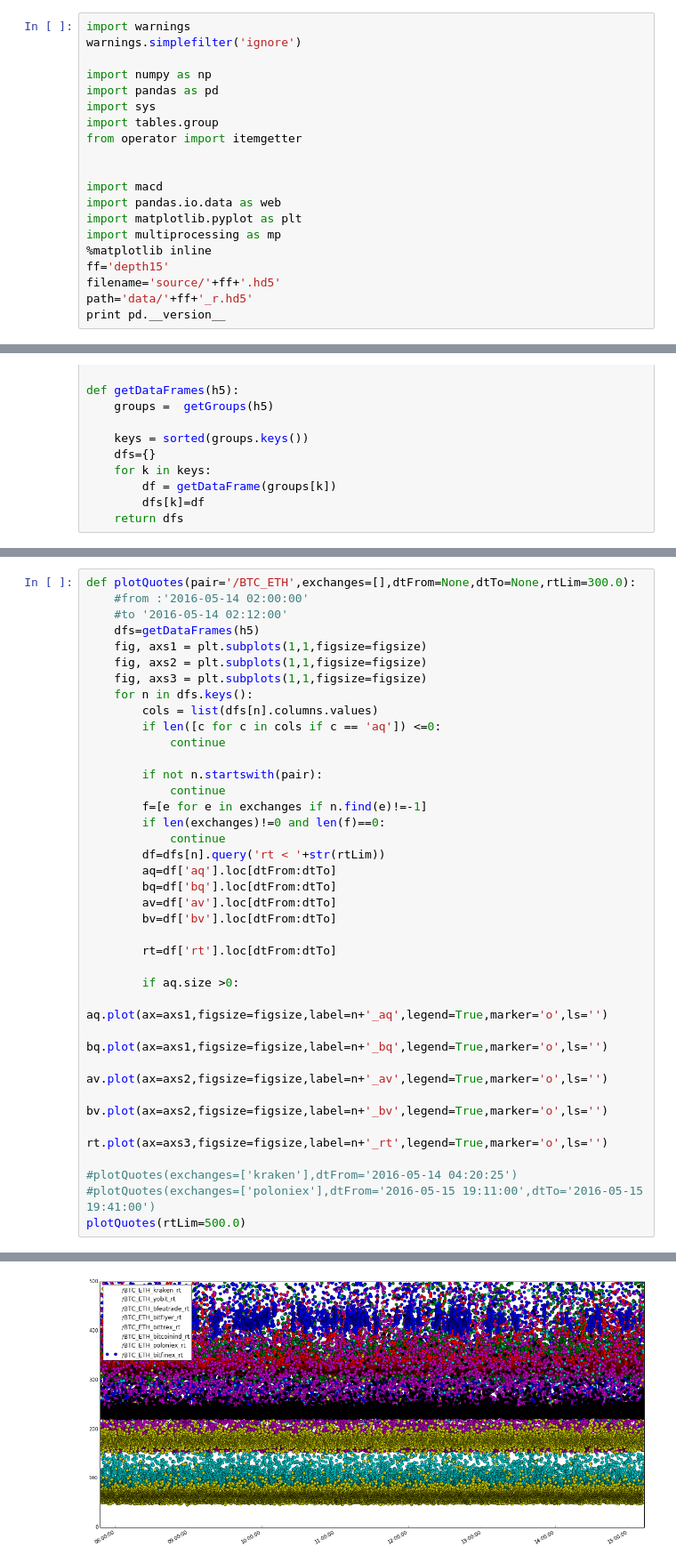
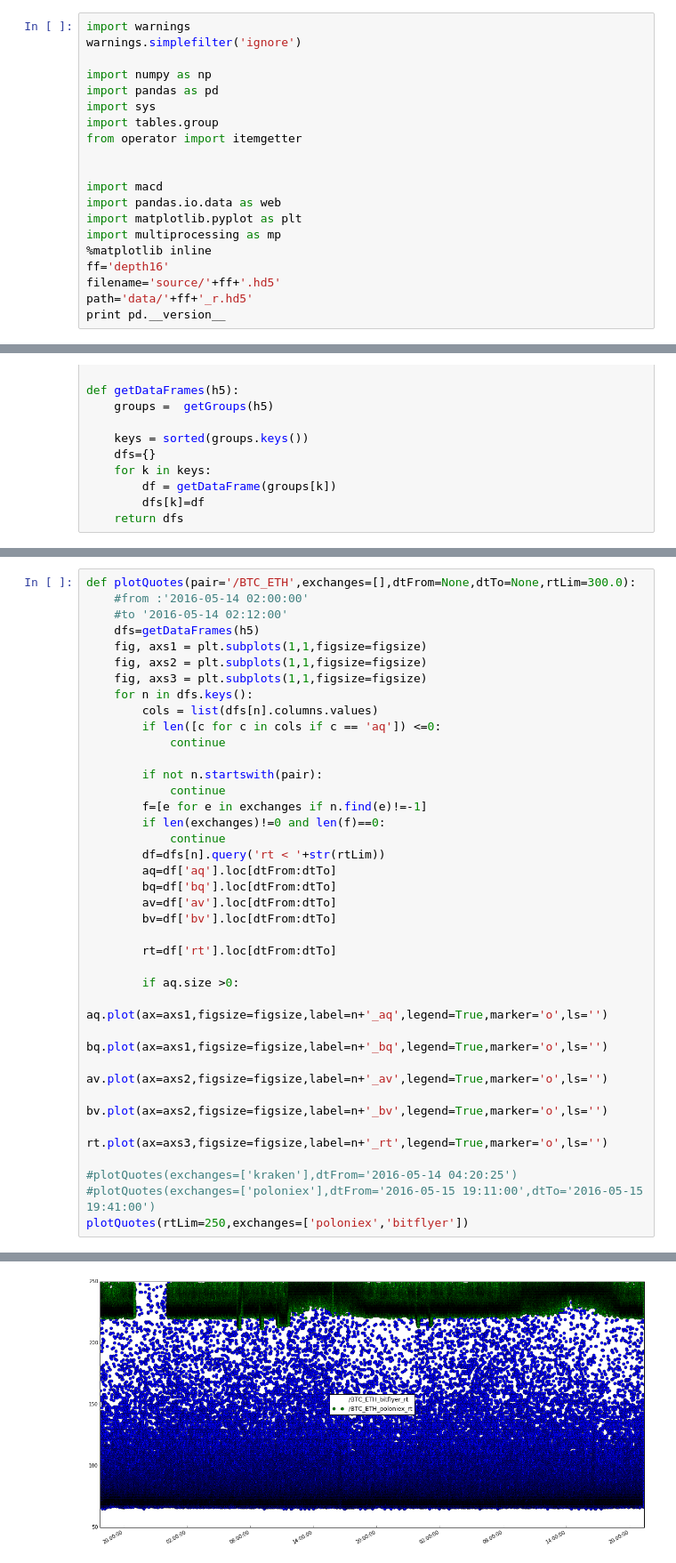
Before and after one commit to portfolioscout/tf, a Jupyter notebook: nb/deptharb.ipynb, the cells around one changed output, grey strips where cells are left out. Shown at 89% size. Cells and saved outputs as stored; diff of their text form.

```diff
--- a/nb/deptharb.ipynb
+++ b/nb/deptharb.ipynb
@@ -14,7 +14,7 @@ import pandas.io.data as web
 import matplotlib.pyplot as plt
 import multiprocessing as mp
 %matplotlib inline
-ff='depth15'
+ff='depth16'
 filename='source/'+ff+'.hd5'
 path='data/'+ff+'_r.hd5'
 print pd.__version__
@@ -198,5 +196,5 @@ def plotQuotes(pair='/BTC_ETH',exchanges=[],dtFrom=None,dtTo=None,rtLim=300.0):
 
 #plotQuotes(exchanges=['kraken'],dtFrom='2016-05-14 04:20:25')
 #plotQuotes(exchanges=['poloniex'],dtFrom='2016-05-15 19:11:00',dtTo='2016-05-15 19:41:00')
-plotQuotes(rtLim=500.0)
+plotQuotes(rtLim=250,exchanges=['poloniex','bitflyer'])
 # %% [output]
@@ -205,4 +203,4 @@ plotQuotes(rtLim=500.0)
-[figure, old version]
+[figure, new version]
 # %%
 dfs=getDataFrames(h5)
 btc={}
```
Also changed, not shown: parts of 5 cells of this notebook.
